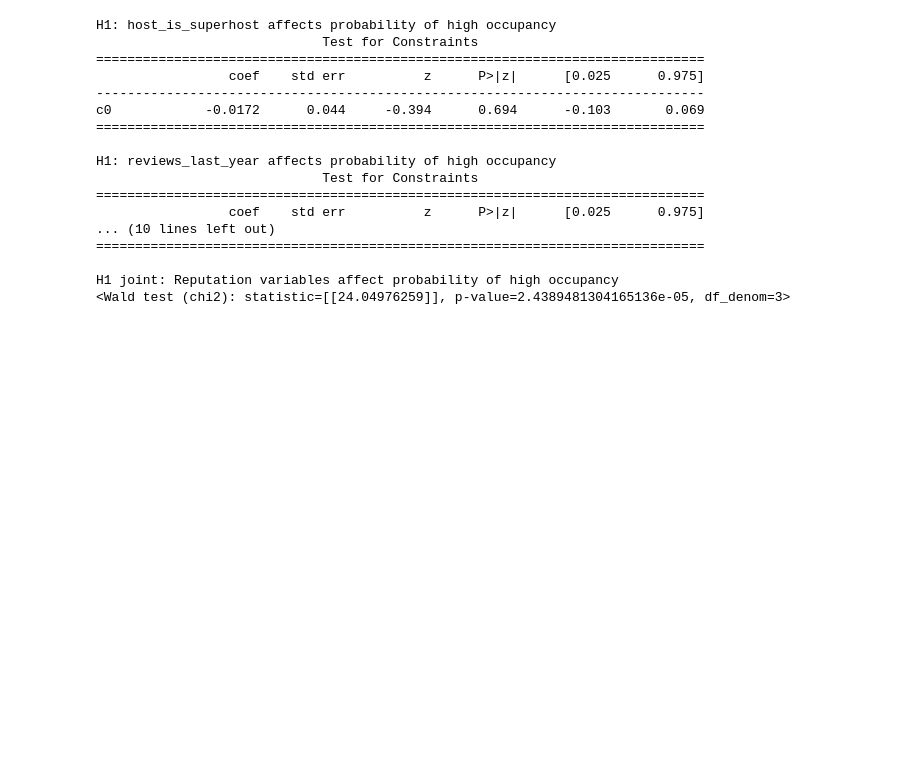
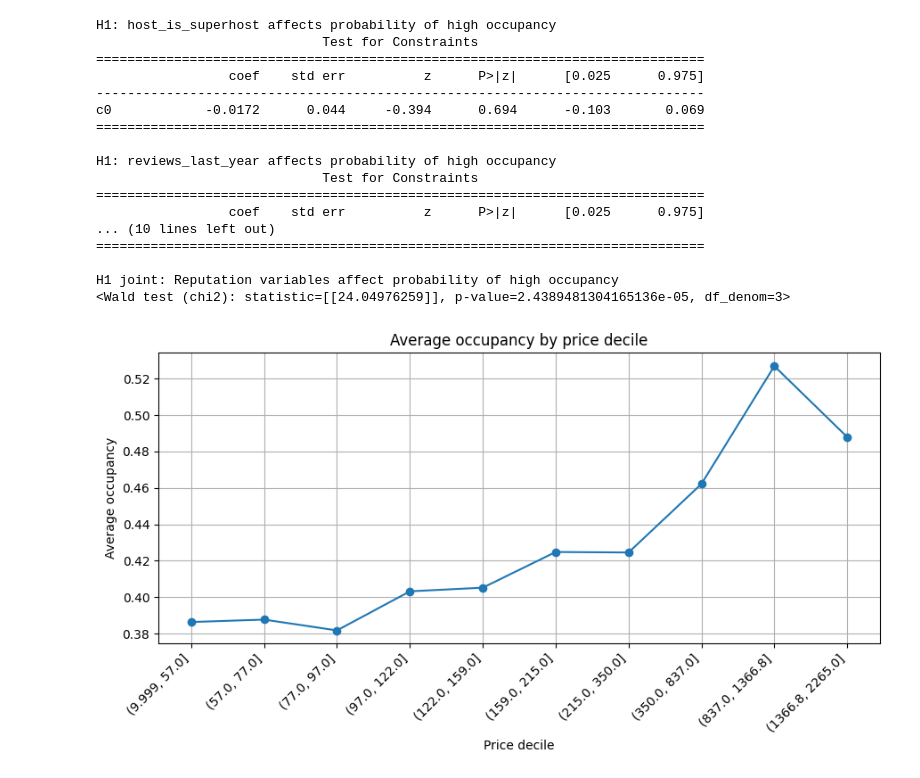
Before and after one commit to anna-kryvulia/Econometrics_project_Airbnb, a Jupyter notebook: occupancy_model.ipynb, the cells around one changed output. Drawn from its saved outputs; the diff is of its cells as text; code cells hidden in the pictures; blank space fills up the shorter version.

Commit message:
graphs

```diff
--- a/occupancy_model.ipynb
+++ b/occupancy_model.ipynb
@@ -740,3 +740,22 @@ H1: reviews_last_year affects probability of high occupancy
 
 H1 joint: Reputation variables affect probability of high occupancy
 <Wald test (chi2): statistic=[[24.04976259]], p-value=2.4389481304165136e-05, df_denom=3>
+# %%
+
+df_plot = df[['price', 'occupancy']].dropna().copy()
+df_plot['price_decile'] = pd.qcut(df_plot['price'], 10, duplicates='drop')
+
+price_occ = df_plot.groupby('price_decile', observed=False)['occupancy'].mean().reset_index()
+price_occ['price_decile'] = price_occ['price_decile'].astype(str)
+
+plt.figure(figsize=(9, 5))
+plt.plot(price_occ['price_decile'], price_occ['occupancy'], marker='o')
+plt.xticks(rotation=45, ha='right')
+plt.xlabel('Price decile')
+plt.ylabel('Average occupancy')
+plt.title('Average occupancy by price decile')
+plt.grid(True)
+plt.tight_layout()
+plt.show()
+# %% [output]
+[figure, added]
```
Also changed, not shown: parts of 11 cells of this notebook, 1 other file.
